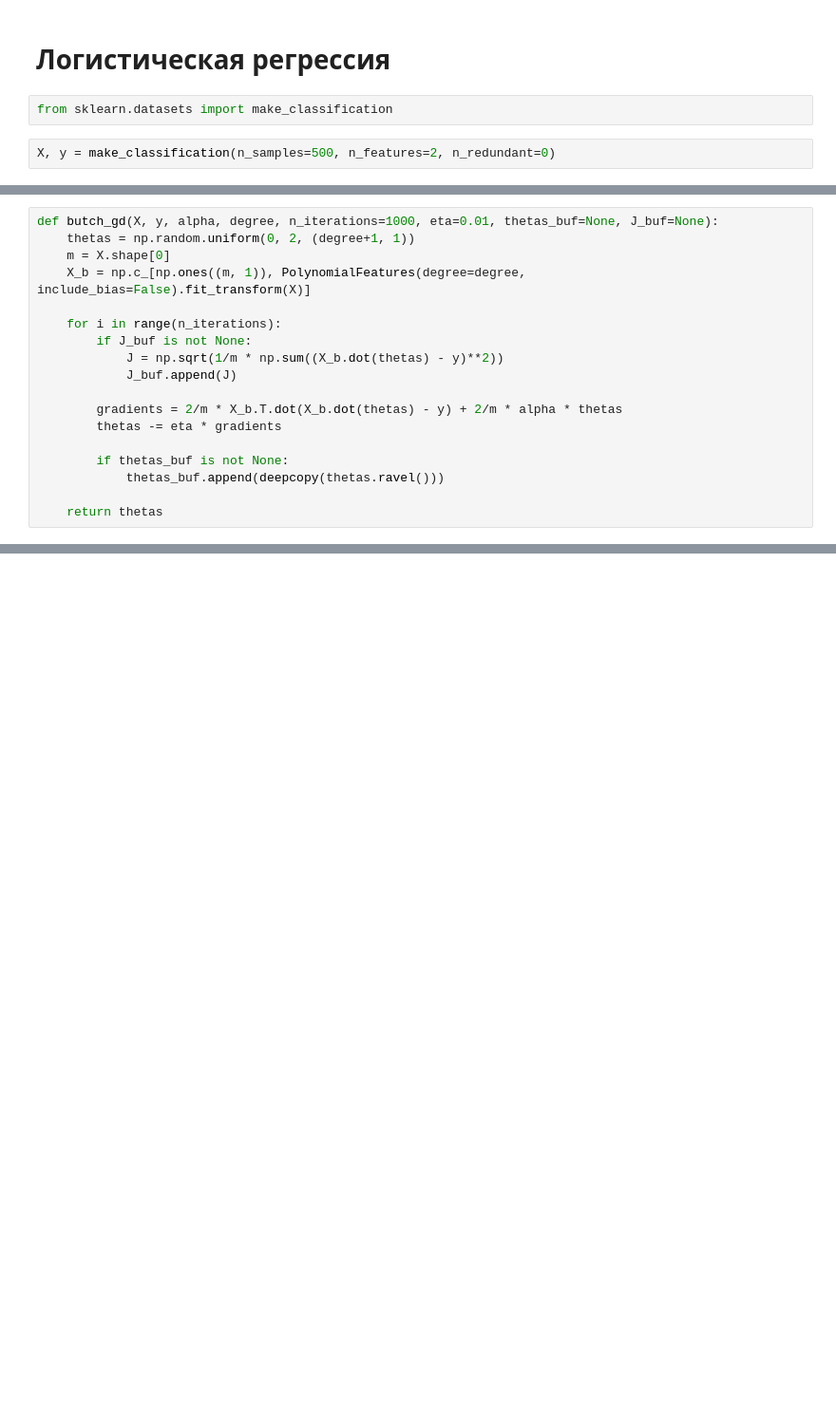
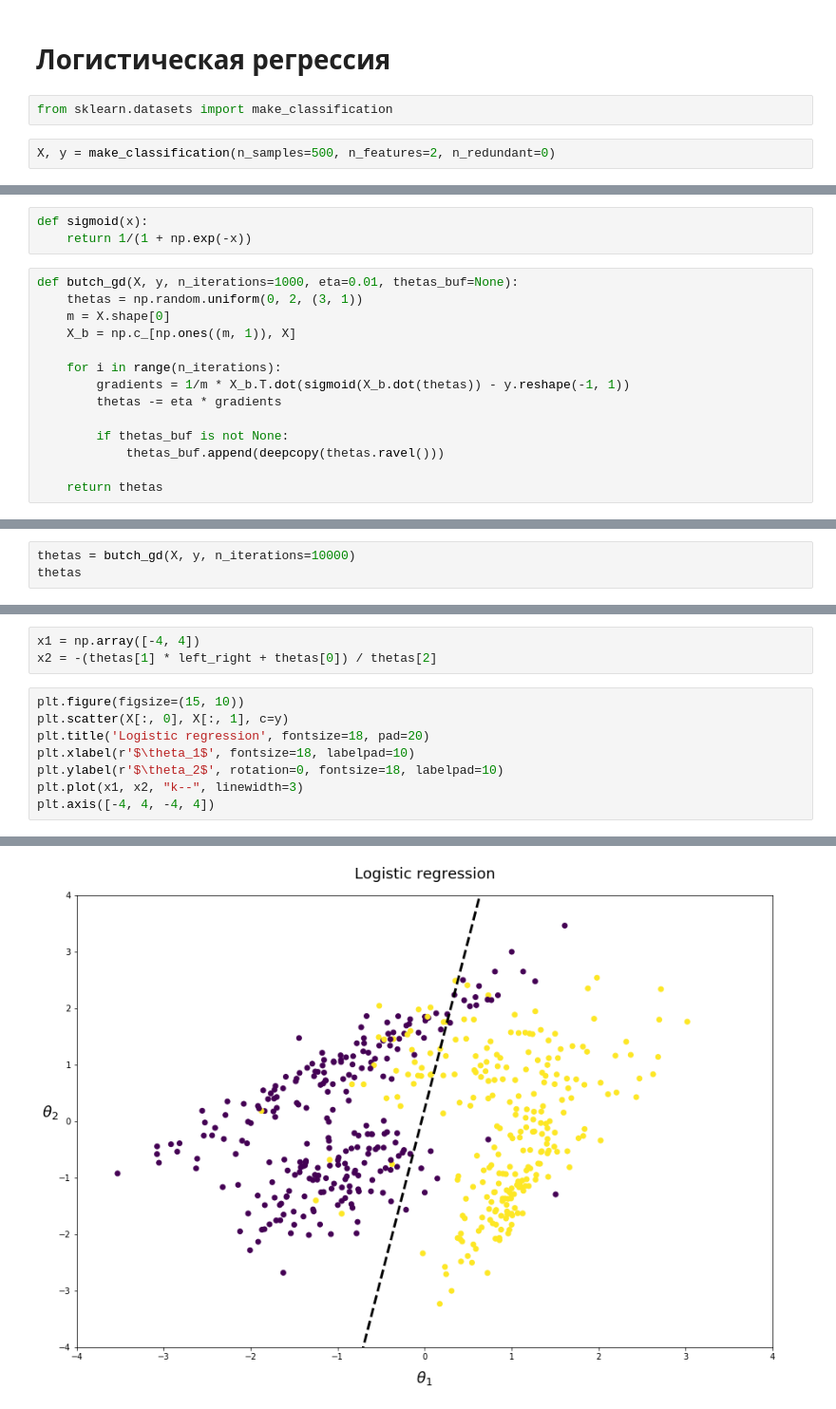
Before and after one commit to Lpshkn/MachineLearningPractice, a Jupyter notebook: Regression.ipynb, the cells around one changed output, grey strips where cells are left out. Shown at 95% size. Cells and saved outputs as stored; diff of their text form; blank space fills up the shorter version.

Commit message:
Update the notebook, add the Logistic regression

```diff
--- a/Regression.ipynb
+++ b/Regression.ipynb
@@ -456,15 +475,14 @@ Text(0, 0.5, '$\\theta_2$')
+# %%
+def sigmoid(x):
+    return 1/(1 + np.exp(-x))
 # %%
-def butch_gd(X, y, alpha, degree, n_iterations=1000, eta=0.01, thetas_buf=None, J_buf=None):
-    thetas = np.random.uniform(0, 2, (degree+1, 1))
+def butch_gd(X, y, n_iterations=1000, eta=0.01, thetas_buf=None):
+    thetas = np.random.uniform(0, 2, (3, 1))
     m = X.shape[0]
-    X_b = np.c_[np.ones((m, 1)), PolynomialFeatures(degree=degree, include_bias=False).fit_transform(X)]
+    X_b = np.c_[np.ones((m, 1)), X]
 
     for i in range(n_iterations):
-        if J_buf is not None:
-            J = np.sqrt(1/m * np.sum((X_b.dot(thetas) - y)**2))
-            J_buf.append(J)
-
-        gradients = 2/m * X_b.T.dot(X_b.dot(thetas) - y) + 2/m * alpha * thetas
+        gradients = 1/m * X_b.T.dot(sigmoid(X_b.dot(thetas)) - y.reshape(-1, 1))
         thetas -= eta * gradients
 
         if thetas_buf is not None:
@@ -473,0 +495,3 @@ def butch_gd(X, y, alpha, degree, n_iterations=1000, eta=0.01, thetas_buf=None,
+# %%
+thetas = butch_gd(X, y, n_iterations=10000)
+thetas
@@ -473,0 +502,12 @@ def butch_gd(X, y, alpha, degree, n_iterations=1000, eta=0.01, thetas_buf=None,
+# %%
+x1 = np.array([-4, 4])
+x2 = -(thetas[1] * left_right + thetas[0]) / thetas[2]
+# %%
+plt.figure(figsize=(15, 10))
+plt.scatter(X[:, 0], X[:, 1], c=y)
+plt.title('Logistic regression', fontsize=18, pad=20)
+plt.xlabel(r'$\theta_1$', fontsize=18, labelpad=10)
+plt.ylabel(r'$\theta_2$', rotation=0, fontsize=18, labelpad=10)
+plt.plot(x1, x2, "k--", linewidth=3)
+plt.axis([-4, 4, -4, 4])
+# %% [output]
@@ -473,0 +515 @@ def butch_gd(X, y, alpha, degree, n_iterations=1000, eta=0.01, thetas_buf=None,
+[figure, added]
```
Also changed, not shown: parts of 27 cells of this notebook.
